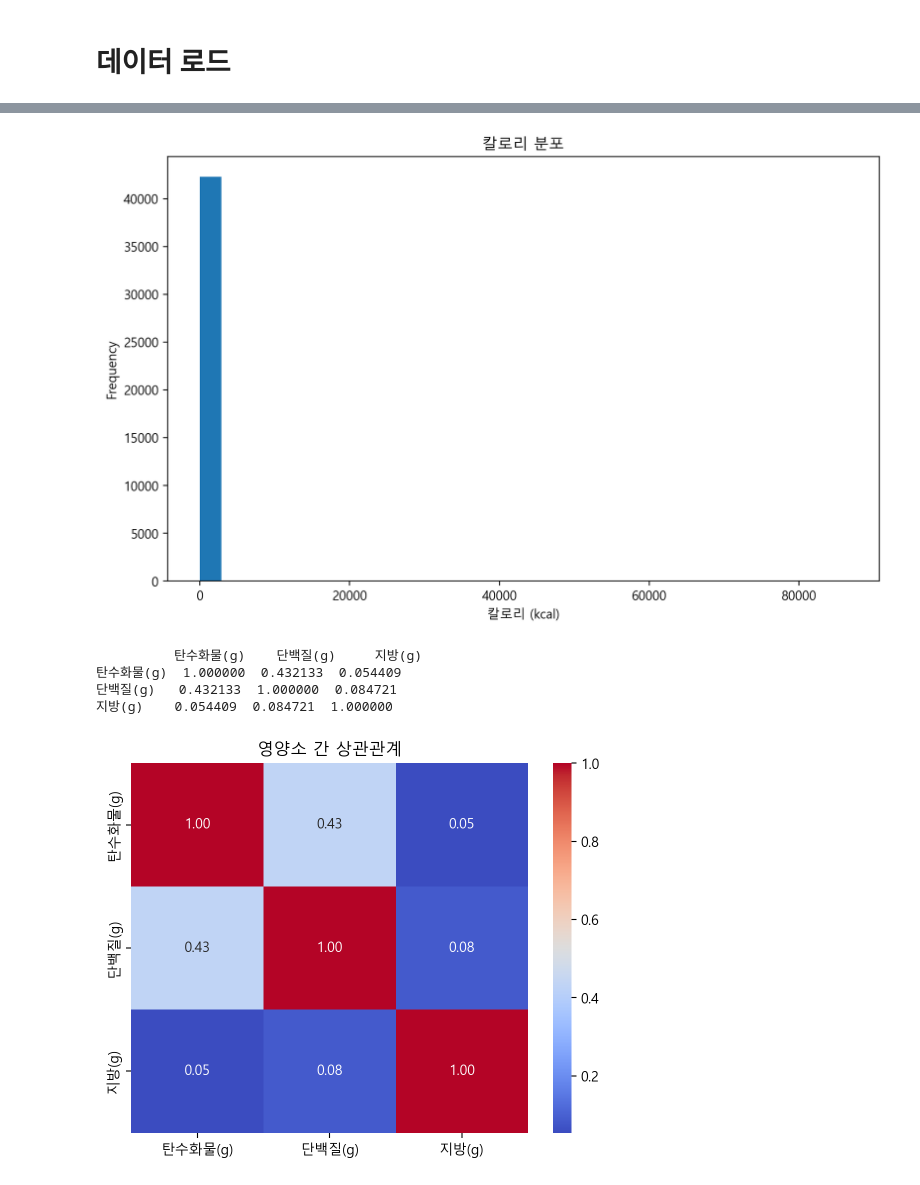
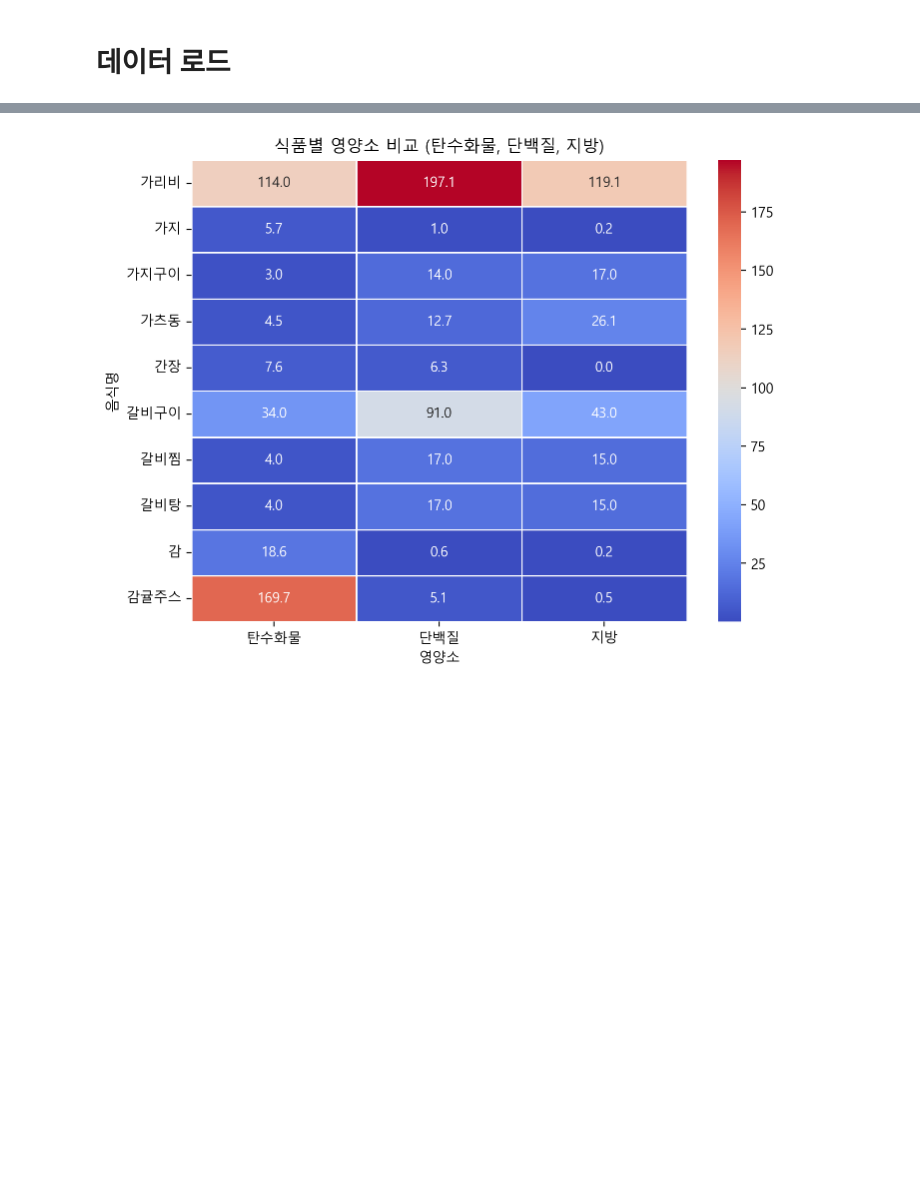
Before and after one commit to minjunK94/2ndProject, a Jupyter notebook: source/시각화.ipynb, the cells around one changed output, grey strips where cells are left out. Cells and saved outputs as stored; diff of their text form; code cells hidden in the pictures; blank space fills up the shorter version.

```diff
--- a/source/시각화.ipynb
+++ b/source/시각화.ipynb
@@ -18,6 +19,6 @@ warnings.filterwarnings(action='ignore') # 경고 메세지 안 보이게
 # %% [markdown]
 # 데이터 로드
 # %%
-food_data = pd.read_csv('data/data1.csv')
-# 통계
-food_data.describe()
+# 파일 경로
+food_nutrition_path = "food_nutrition_data.csv"
+generated_meal_plan_path = "generated_meal_plan.csv"
@@ -34,7 +25,18 @@ food_data.describe()
 # %%
-food_category = food_data['고유ID'].value_counts()
-food_category.plot(kind='bar', figsize=(20, 6), title='음식 카테고리 분포', rot=5)
-plt.xlabel('카테고리')
-plt.ylabel('음식 수')
+# 데이터 불러오기
+food_nutrition_df = pd.read_csv(food_nutrition_path)
+generated_meal_plan_df = pd.read_csv(generated_meal_plan_path)
+plt.figure(figsize=(8, 5))
+ax = sns.barplot(x=avg_calories_per_body_type.index, y=avg_calories_per_body_type.values, palette="coolwarm")
+
+# 막대 위에 값 표시
+for bar in ax.patches:
+    yval = bar.get_height()
+    ax.text(bar.get_x() + bar.get_width()/2, yval, f'{yval:.1f}', ha='center', va='bottom', fontsize=12)
+
+plt.xlabel("체형")
+plt.ylabel("평균 칼로리")
+plt.title("체형별 평균 칼로리 비교")
+plt.xticks(rotation=45)
 plt.show()
 # %% [output]
@@ -42,21 +44,14 @@ plt.show()
 # %%
-# 히스토그램으로 칼로리 분포 시각화
-food_data['kcal'].plot(kind='hist', bins=30, figsize=(10, 6), title='칼로리 분포')
-plt.xlabel('칼로리 (kcal)')
+# 상위 10개 식품의 탄단지 데이터 추출
+top_foods = food_nutrition_df.head(10).set_index("식품명(한글)")[["탄수화물", "단백질", "지방"]]
+
+# 히트맵 생성
+plt.figure(figsize=(8, 6))
+sns.heatmap(top_foods, annot=True, cmap="coolwarm", linewidths=0.5, fmt=".1f")
+plt.title("식품별 영양소 비교 (탄수화물, 단백질, 지방)")
+plt.xlabel("영양소")
+plt.ylabel("음식명")
 plt.show()
-
-# 탄수화물, 단백질, 지방의 상관관계 확인
-correlation = food_data[['탄수화물(g)', '단백질(g)', '지방(g)']].corr()
-print(correlation)
-
-sns.heatmap(correlation, annot=True, cmap='coolwarm', fmt=".2f")
-plt.title('영양소 간 상관관계')
-plt.show()
 # %% [output]
-[figure, old version]
+[figure, new version]
-          탄수화물(g)    단백질(g)     지방(g)
-탄수화물(g)  1.000000  0.432133  0.054409
-단백질(g)   0.432133  1.000000  0.084721
-지방(g)    0.054409  0.084721  1.000000
-[figure, removed]
 # %%
```
Also changed, not shown: parts of 10 cells of this notebook, 2 other files.
